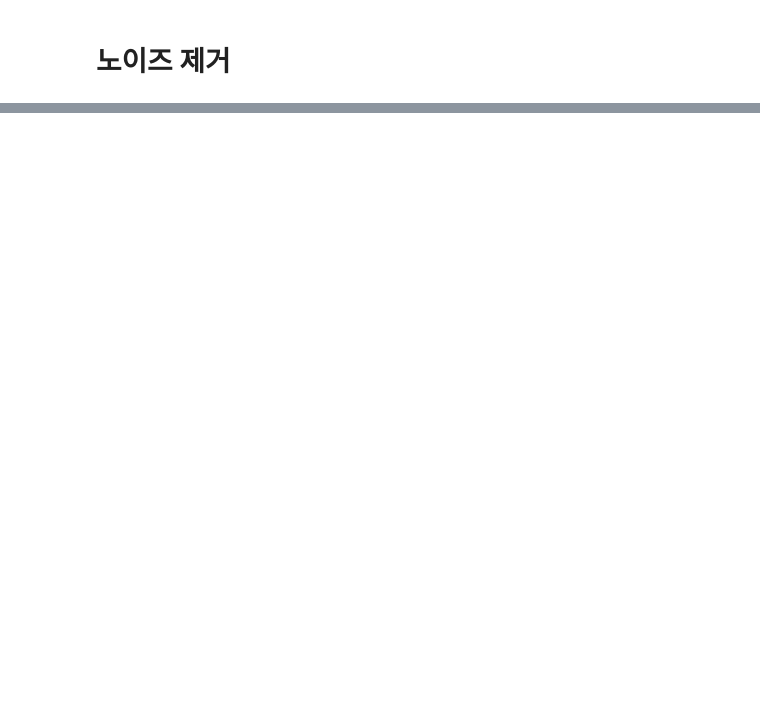
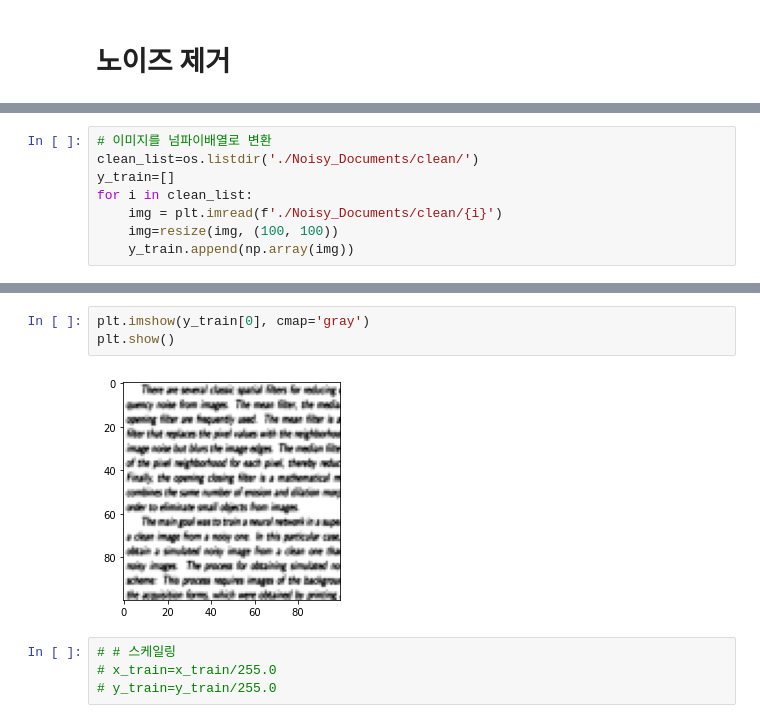
Before and after one commit to Son-BR/KDT_Projects, a Jupyter notebook: EXAM_DL/DAY_0916/letter.ipynb, the cells around one changed output, grey strips where cells are left out. Drawn from its saved outputs; the diff is of its cells as text; blank space fills up the shorter version.

```diff
--- a/EXAM_DL/DAY_0916/letter.ipynb
+++ b/EXAM_DL/DAY_0916/letter.ipynb
@@ -34 +66,9 @@ x_train1.shape
+# %%
+# 이미지를 넘파이배열로 변환
+clean_list=os.listdir('./Noisy_Documents/clean/')
+y_train=[]
+for i in clean_list:
+    img = plt.imread(f'./Noisy_Documents/clean/{i}')
+    img=resize(img, (100, 100))
+    y_train.append(np.array(img))
 # %%
@@ -38,0 +95,9 @@ x_train2.shape
+# %%
+plt.imshow(y_train[0], cmap='gray')
+plt.show()
+# %% [output]
+[figure, added]
+# %%
+# # 스케일링
+# x_train=x_train/255.0
+# y_train=y_train/255.0
```
Also changed, not shown: parts of 22 cells of this notebook, 1 other file.
